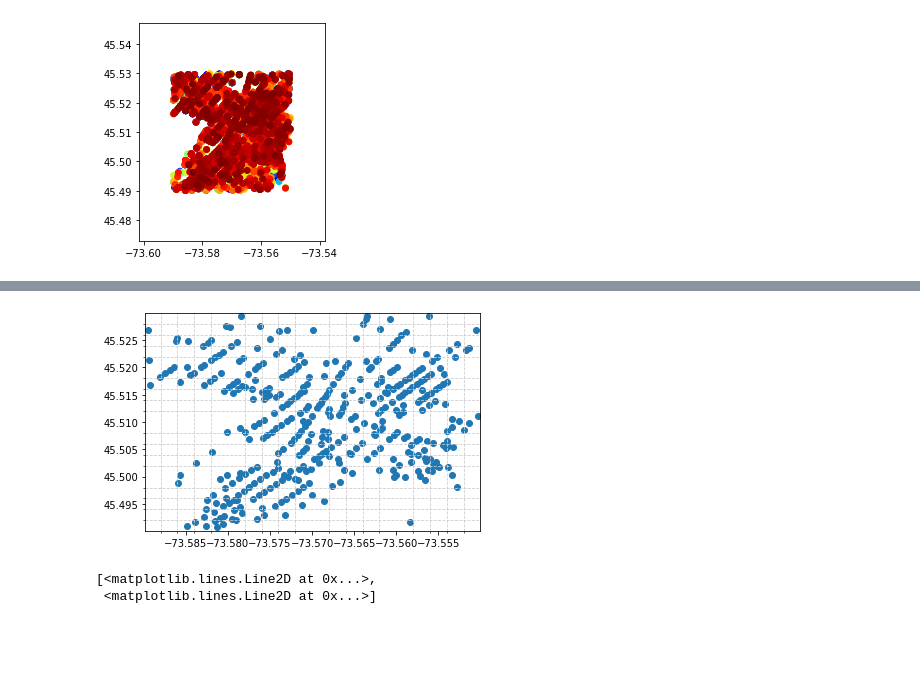
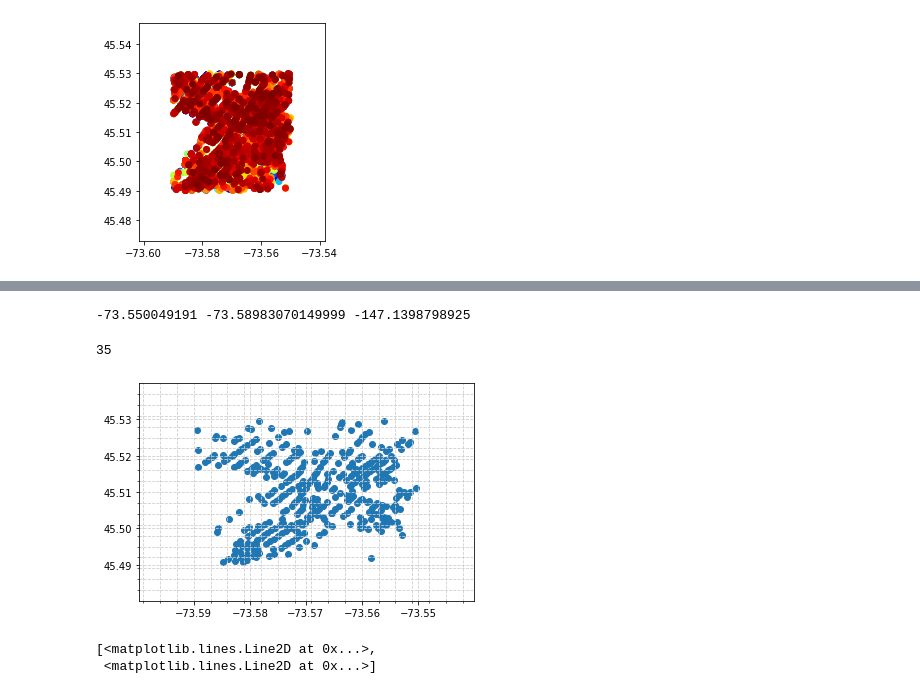
Before and after one commit to Hkohli30/Artificial_Intelligence, a Jupyter notebook: AI.ipynb, the cells around one changed output, grey strips where cells are left out. Saved outputs shown, nothing was run; the diff lists cells and outputs as text; code cells hidden in the pictures; blank space fills up the shorter version.

Commit message:
Finding One Grid Value

```diff
--- a/AI.ipynb
+++ b/AI.ipynb
@@ -70,28 +81,48 @@ print(str(mean) + ' ' + str(stddev) )
+# %%
+min = group_value.lat.min()
+max = group_value.lat.max()
+
+#form = pd.DataFrame()
+#form = group_value[group_value.lat > (min + 0.002)]
+#form
+sum = max + min
+print(str(max) + ' ' +str(min) + ' ' + str(sum))
+new_val = group_value[(group_value.lat >= min - 0.0002) & (group_value.lat < min + 0.0002)]['counts'].sum()
+new_val
+# %% [output]
+-73.550049191 -73.58983070149999 -147.1398798925
+35
 # %%
 from matplotlib.ticker import (AutoMinorLocator, MultipleLocator)
 min_x = group_value.lat.min()
 max_x = group_value.lat.max()
 min_y = group_value.long.min()
 max_y = group_value.long.max()
 
 axes = plt.gca()
-axes.set_xlim([min_x,max_x])
-axes.set_ylim([min_y,max_y])
 
-axes.xaxis.set_minor_locator(MultipleLocator(0.002))
-axes.yaxis.set_minor_locator(MultipleLocator(0.002))
+additive = 0.01
+multiplicator = 0.003
+axes.set_xlim([min_x- additive ,max_x+additive])
+axes.set_ylim([min_y-additive,max_y+additive])
+
+axes.xaxis.set_minor_locator(MultipleLocator(multiplicator))
+axes.yaxis.set_minor_locator(MultipleLocator(multiplicator))
+axes.xaxis.set_major_locator(MultipleLocator(additive))
+axes.yaxis.set_major_locator(MultipleLocator(additive))
 
 #xticks = np.arange(min_x,max_x,0.002)
 #yticks = np.arange(min_y,max_y,0.002)
 #axes.set_xticks(xticks)
 #axes.set_yticks(yticks)
 
 axes.grid(which='minor', color='#CCCCCC', linestyle='--')
+axes.grid(which='major', color='#CCCCCC', linestyle='--')
 plt.scatter(above_mean.lat,above_mean.long)
 
 plt.show()
 # %% [output]
-[figure, old version]
+[figure, new version]
 # %%
 lat_grouping = df.groupby(['long']).size().reset_index(name='counts')
 lat_grouping
```
Also changed, not shown: parts of 1 cell of this notebook.
